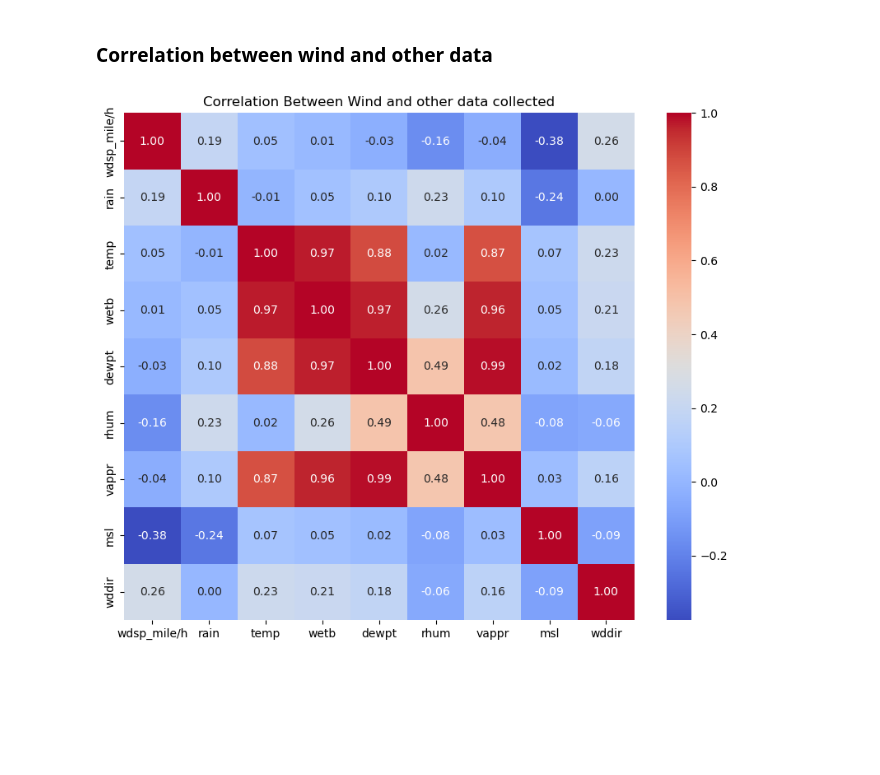
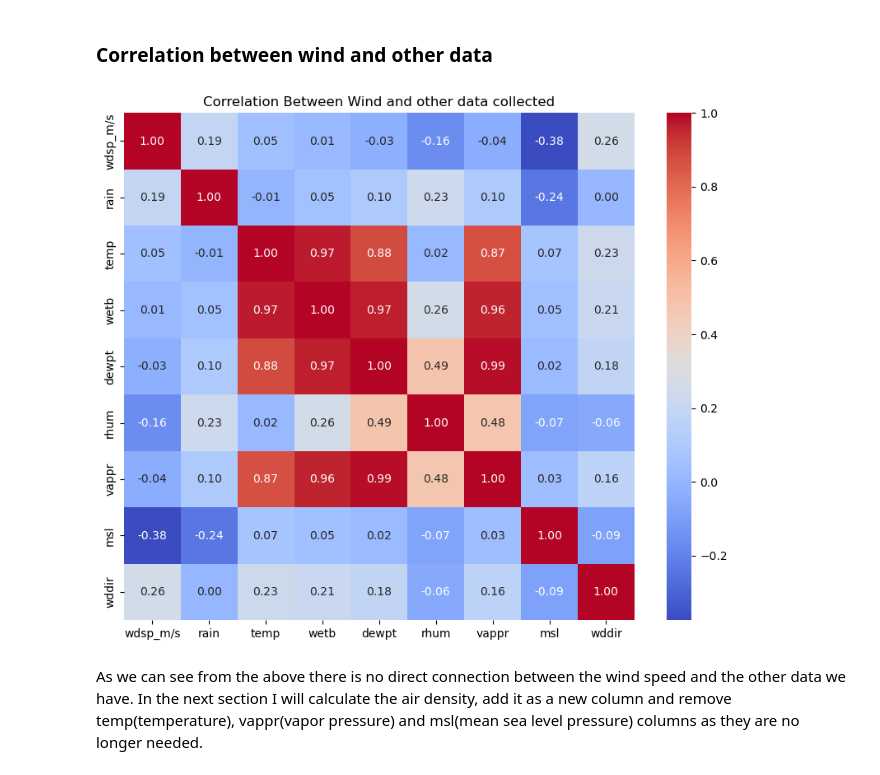
Before and after one commit to ermelinda-q/PFDA, a Jupyter notebook: project/project.ipynb, the cells around one changed output. Cells and saved outputs as stored; diff of their text form; code cells hidden in the pictures; blank space fills up the shorter version.

```diff
--- a/project/project.ipynb
+++ b/project/project.ipynb
@@ -74,6 +74,8 @@ As we can see from the above all data types in the dataset are object type. To c
 columns_to_convert = ['rain', 'temp', 'wetb', 'dewpt', 'rhum', 'vappr', 'msl', 'wdsp', 'wddir']
 df_valentia = convert_columns_to_float(df_valentia, columns_to_convert)
 df_valentia['date'] = pd.to_datetime(df_valentia['date'], format="%d-%b-%Y %H:%M", errors='coerce')
+# Setting the date as index
+df_valentia.set_index('date', inplace=True)
 # %%
 df_valentia.info()
 # %% [output]
@@ -134,7 +136,7 @@ Total rows with at least one empty values: 176
 * Because of the big size of the dataset (709320 records) I decided to remove all the rows that contain empty cells.
 * The total records after removing 176 rows becomes 709144.
 # %%
-df_valentia = remove_rows_with_missing_data(df_valentia)
-df_valentia.info()
+df_valentia_clean = remove_rows_with_missing_data(df_valentia)
+df_valentia_clean.info()
 # %% [output]
 <class 'pandas.core.frame.DataFrame'>
@@ -158,8 +159,9 @@ memory usage: 59.5 MB
 ### Converting wind speed to miles per hour.
 
 To convert the wind speed (wdsp) from knots to miles per hour, I will use the conversion factor of 1 knot = 1.15078 miles per hour. In the dataset, wind speed is currently measured in knots, representing the speed of the wind in nautical miles per hour. For my analysis, I need the wind speed expressed in miles per hour. To achieve this, I will create a new column in the df_valentia dataset to store the wind speed values converted to miles per hour.
-# %%
-df_valentia['wdsp_mile/h'] = (df_valentia['wdsp'] * 1.15078).round(1)
+# %%
+# Create a new column with the windspeed in metre/second
+df_valentia['wdsp_m/s'] = (df_valentia['wdsp'] * 0.51444).round(2)
 # %%
 df_valentia.head()
 # %% [output]
@@ -215,16 +210,19 @@ plt.show()
 ### Correlation between wind and other data
 # %%
 # Selecting columns to for correlation analysis between wind and other information we have.
-selected_columns = ['wdsp_mile/h','rain', 'temp', 'wetb', 'dewpt', 'rhum', 'vappr', 'msl', 'wddir']
+selected_columns = ['wdsp_m/s','rain', 'temp', 'wetb', 'dewpt', 'rhum', 'vappr', 'msl', 'wddir']
 correlation_df = df_valentia[selected_columns]
 
 # Calculating the correlation matrix
 correlation_matrix = correlation_df.corr()
 
 # Visualize the correlation matrix with a heatmap
 plt.figure(figsize=(10, 8))
 sns.heatmap(correlation_matrix, annot=True, cmap='coolwarm', fmt='.2f', cbar=True)
 plt.title('Correlation Between Wind and other data collected')
 plt.show()
 # %% [output]
-[figure, old version]
+[figure, new version]
+# %% [markdown]
+As we can see from the above there is no direct connection between the wind speed and the other data we have.
+In the next section I will calculate the air density, add it as a new column and remove temp(temperature), vappr(vapor pressure) and msl(mean sea level pressure) columns as they are no longer needed.
```
Also changed, not shown: parts of 21 cells of this notebook, 2 other files.
